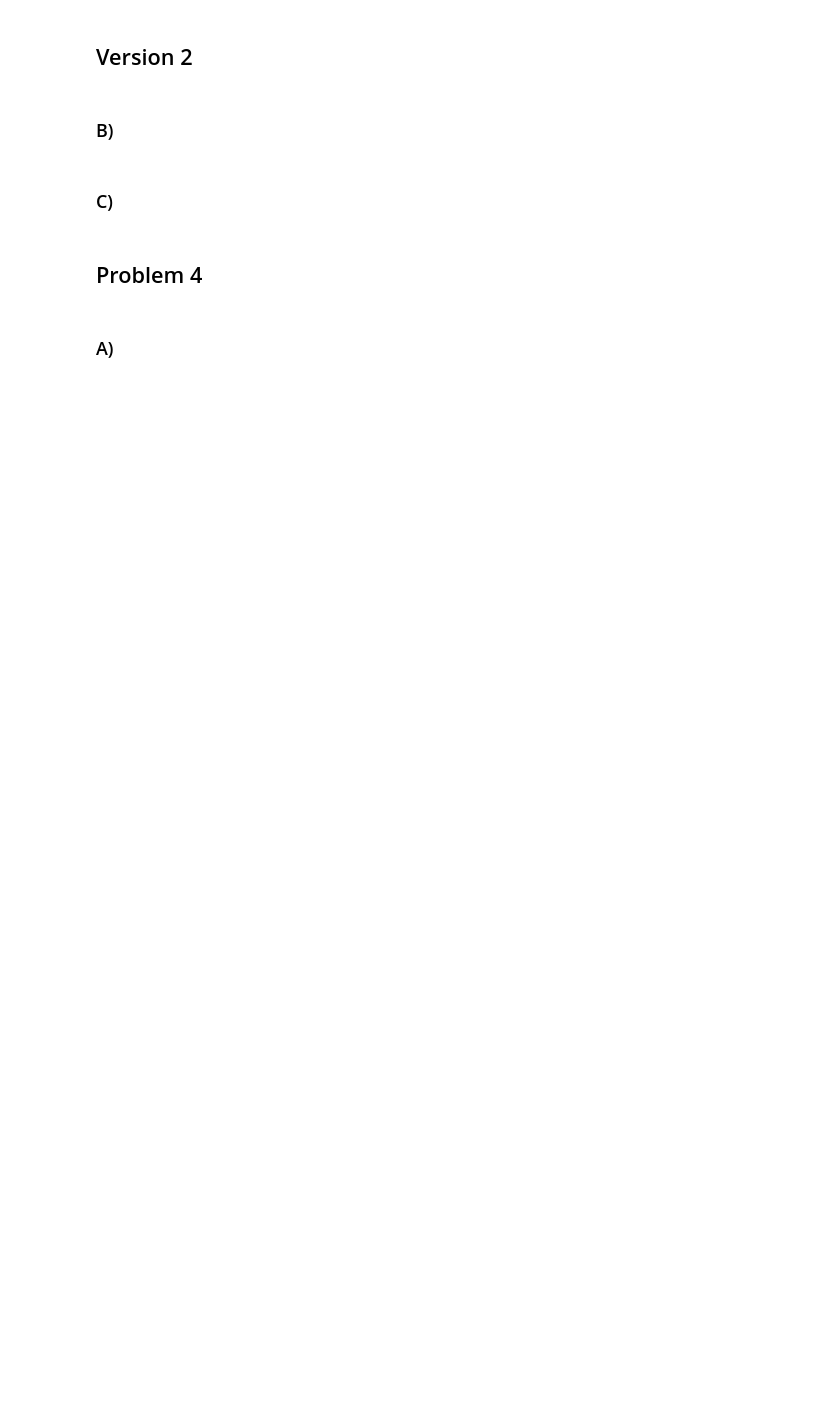
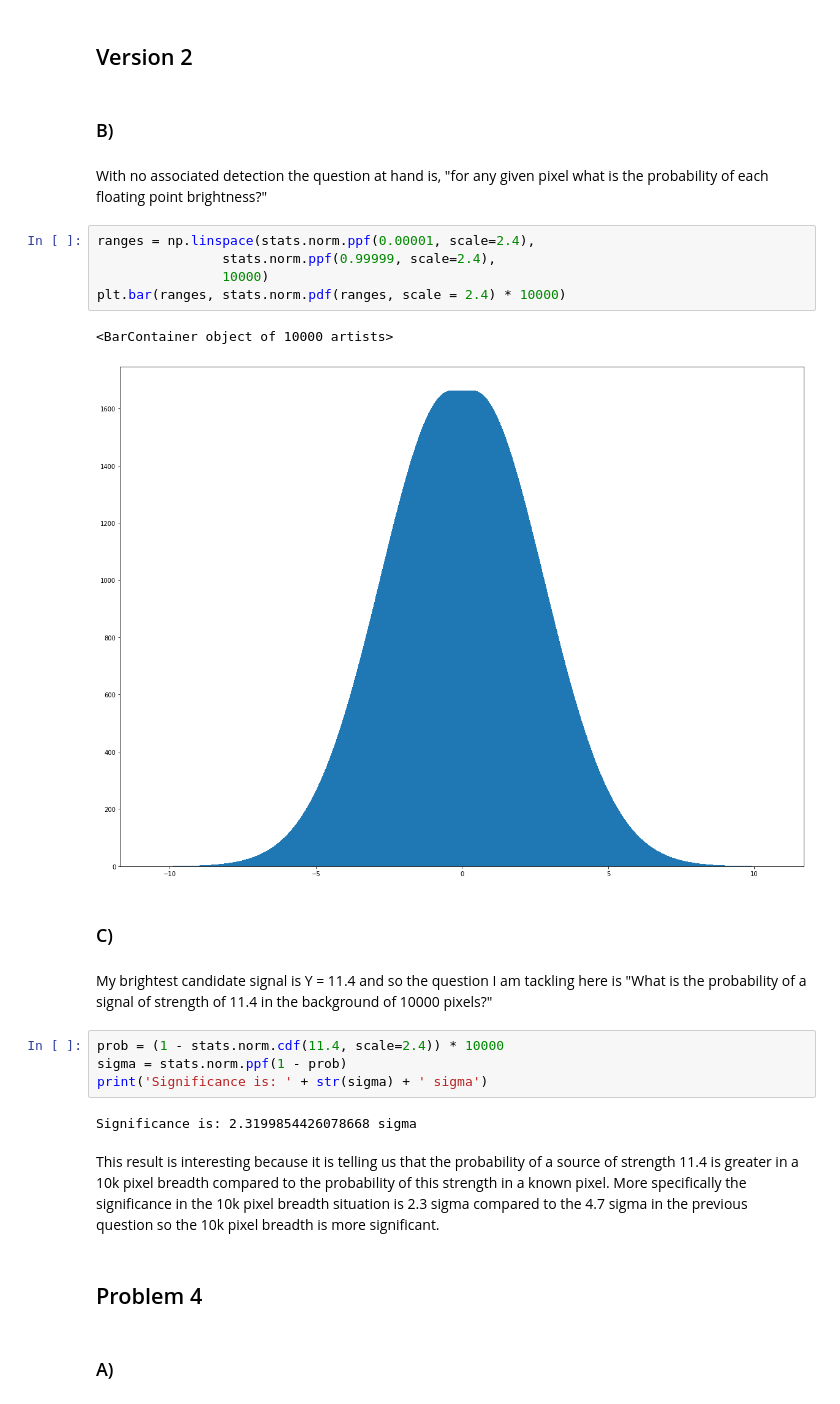
Before and after one commit to elocj/PHYS434, a Jupyter notebook: lab2/lab2.ipynb, the cells around one changed output. Drawn from its saved outputs; the diff is of its cells as text; blank space fills up the shorter version.

```diff
--- a/lab2/lab2.ipynb
+++ b/lab2/lab2.ipynb
@@ -91,8 +123,28 @@ stats.poisson.cdf()
 ## Version 2
 # %% [markdown]
 ### B)
+# %% [markdown]
+With no associated detection the question at hand is, "for any given pixel what is the probability of each floating point brightness?"
+# %%
+ranges = np.linspace(stats.norm.ppf(0.00001, scale=2.4),
+                stats.norm.ppf(0.99999, scale=2.4),
+                10000)
+plt.bar(ranges, stats.norm.pdf(ranges, scale = 2.4) * 10000)
+# %% [output]
+<BarContainer object of 10000 artists>
+[figure, added]
 # %% [markdown]
 ### C)
+# %% [markdown]
+My brightest candidate signal is Y = 11.4 and so the question I am tackling here is "What is the probability of a signal of strength of 11.4 in the background of 10000 pixels?"
+# %%
+prob = (1 - stats.norm.cdf(11.4, scale=2.4)) * 10000
+sigma = stats.norm.ppf(1 - prob)
+print('Significance is: ' + str(sigma) + ' sigma')
+# %% [output]
+Significance is: 2.3199854426078668 sigma
+# %% [markdown]
+This result is interesting because it is telling us that the probability of a source of strength 11.4 is greater in a 10k pixel breadth compared to the probability of this strength in a known pixel. More specifically the significance in the 10k pixel breadth situation is 2.3 sigma compared to the 4.7 sigma in the previous question so the 10k pixel breadth is more significant.
 # %% [markdown]
 ## Problem 4
 # %% [markdown]
```
Also changed, not shown: parts of 23 cells of this notebook, 1 other file.
